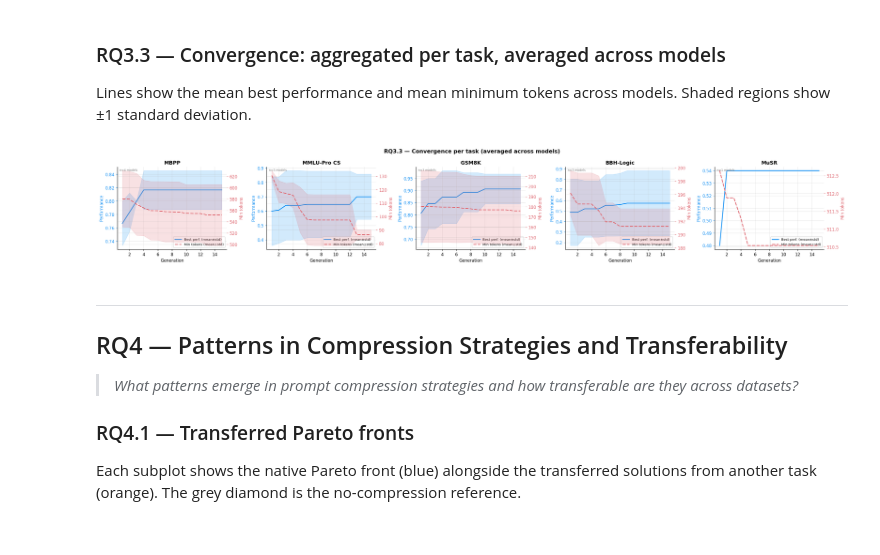
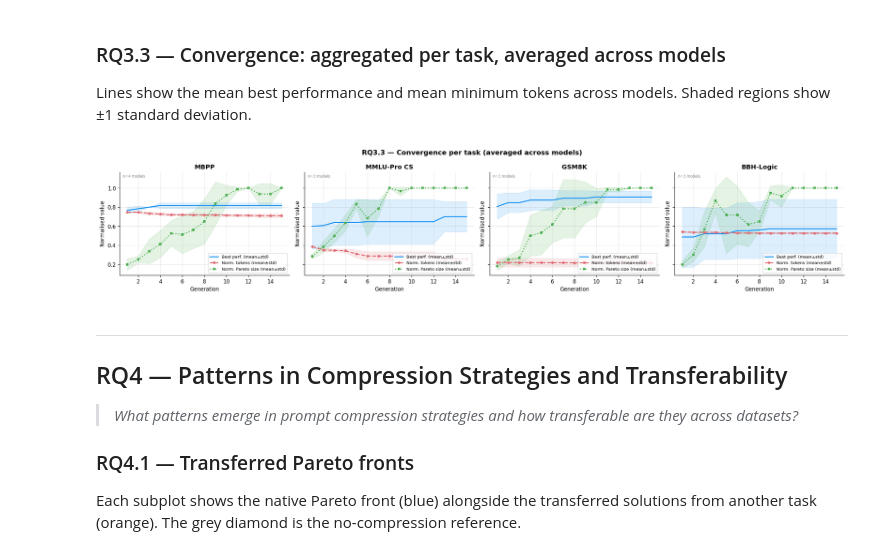
Before and after one commit to vincenzo-scotti/prompt_compression, a Jupyter notebook: notebooks/visualizations.ipynb, the cells around one changed output. Drawn from its saved outputs; the diff is of its cells as text; code cells hidden in the pictures.

```diff
--- a/notebooks/visualizations.ipynb
+++ b/notebooks/visualizations.ipynb
@@ -550,7 +466,8 @@ Box plots showing how each approach's total time varies across models, aggregate
 if df_time.empty:
     print('No timing data available.')
 else:
-    tasks_present  = [lbl for _, lbl, _ in TASKS if lbl in df_time['task'].unique()]
+    tasks_present  = [lbl for _, lbl, _ in TASKS
+                      if lbl != 'MuSR' and lbl in df_time['task'].unique()]
     approaches_avail = list(dict.fromkeys(
         ['NSGA-II'] + [st['label'] for st in BASELINE_STYLE.values()
                         if st['label'] in df_time['approach'].unique()]))
@@ -590,17 +507,24 @@ else:
 Lines show the mean best performance and mean minimum tokens across models. Shaded regions show ±1 standard deviation.
 # %%
 def collect_convergence():
-    """Return dict task_label -> list of generation histories (one per model)."""
+    """Return dict task_label -> list of {model, history, no_compression_tokens}."""
     out = defaultdict(list)
     for mlabel, mdir, _ in MODELS:
         for stem, tlabel, _ in TASKS:
+            if tlabel == 'MuSR':
+                continue
             d = RESULTS[mdir].get(stem)
             if d is None:
                 continue
             history = d.get('generation_history', [])
             if not history:
                 continue
-            out[tlabel].append({'model': mlabel, 'history': history})
+            # No-compression token count for normalization
+            ref = next((b for b in d['baselines'] if b['name'] == 'no_compression'), None)
+            ref_tokens = (ref.get('test_avg_tokens') or ref.get('search_avg_tokens', 1)
+                          if ref else 1)
+            out[tlabel].append({'model': mlabel, 'history': history,
+                                'ref_tokens': ref_tokens})
     return out
 
 
@@ -610,7 +534,7 @@ if not conv_data:
     print('No generation history data available.')
 else:
     tasks_conv = list(conv_data.keys())
-    ncols = min(5, len(tasks_conv))
+    ncols = min(4, len(tasks_conv))
     nrows = (len(tasks_conv) + ncols - 1) // ncols
 
     fig, axes = plt.subplots(nrows, ncols,
@@ -620,61 +544,63 @@ else:
         ax = axes[idx // ncols][idx % ncols]
         entries = conv_data[tlabel]
 
-        # Collect best_perf and min_tokens per generation per model
         n_gens = max(h['history'][-1]['generation'] for h in entries)
         gens = list(range(1, n_gens + 1))
 
-        all_best_perf = []
-        all_min_tok   = []
+        all_best_perf  = []
+        all_norm_tok   = []
+        all_norm_pareto = []
 
         for entry in entries:
             gen_map = {h['generation']: h for h in entry['history']}
-            bp_series = []
-            mt_series = []
+            ref_tok = max(entry['ref_tokens'], 1)
+            # Max pareto size across all gens for normalization
+            max_n = max((gen_map[g]['n_solutions'] for g in gens if g in gen_map), default=1)
+            max_n = max(max_n, 1)
+
+            bp_series, nt_series, np_series = [], [], []
             for g in gens:
                 h = gen_map.get(g)
                 if h and h['pareto_front']:
                     bp_series.append(max(s['avg_performance'] for s in h['pareto_front']))
-                    mt_series.append(min(s['avg_tokens']      for s in h['pareto_front']))
+                    nt_series.append(min(s['avg_tokens'] for s in h['pareto_front']) / ref_tok)
+                    np_series.append(h['n_solutions'] / max_n)
                 else:
                     bp_series.append(np.nan)
-                    mt_series.append(np.nan)
+                    nt_series.append(np.nan)
+                    np_series.append(np.nan)
             all_best_perf.append(bp_series)
-            all_min_tok.append(mt_series)
+            all_norm_tok.append(nt_series)
+            all_norm_pareto.append(np_series)
 
-        def plot_mean_std(ax, gens, data, color, label, ls='-'):
+        def plot_mean_std(ax, gens, data, color, label, ls='-', marker=None):
             arr = np.array(data, dtype=float)
             mean = np.nanmean(arr, axis=0)
             std  = np.nanstd(arr, axis=0)
-            ax.plot(gens, mean, color=color, lw=2, ls=ls, label=label)
-            ax.fill_between(gens, mean - std, mean + std, color=color, alpha=0.2)
+            ax.plot(gens, mean, color=color, lw=2, ls=ls, label=label,
+                    marker=marker, markersize=4, markevery=max(1, len(gens)//10))
+            ax.fill_between(gens, mean - std, mean + std, color=color, alpha=0.15)
 
-        ax2 = ax.twinx()
-        plot_mean_std(ax,  gens, all_best_perf, '#2196F3', 'Best perf. (mean±std)')
-        plot_mean_std(ax2, gens, all_min_tok,   '#e06c75', 'Min tokens (mean±std)', ls='--')
+        plot_mean_std(ax, gens, all_best_perf,  '#2196F3', 'Best perf. (mean±std)')
+        plot_mean_std(ax, gens, all_norm_tok,   '#e06c75', 'Norm. tokens (mean±std)',  ls='--', marker='o')
+        plot_mean_std(ax, gens, all_norm_pareto,'#4caf50', 'Norm. Pareto size (mean±std)', ls=':', marker='s')
 
         ax.set_xlabel('Generation')
-        ax.set_ylabel('Performance', color='#2196F3')
-        ax.tick_params(axis='y', colors='#2196F3')
-        ax2.set_ylabel('Min tokens', color='#e06c75')
-        ax2.tick_params(axis='y', colors='#e06c75')
+        ax.set_ylabel('Normalised value')
         ax.set_title(tlabel, fontweight='bold')
-
-        lines1, labs1 = ax.get_legend_handles_labels()
-        lines2, labs2 = ax2.get_legend_handles_labels()
-        ax.legend(lines1 + lines2, labs1 + labs2, fontsize=8, loc='lower right')
+        ax.legend(fontsize=8, loc='lower right')
         ax.annotate(f'n={len(entries)} models', xy=(0.02, 0.98), xycoords='axes fraction',
                     fontsize=7, va='top', color='gray')
 
     for idx in range(len(tasks_conv), nrows * ncols):
         axes[idx // ncols][idx % ncols].set_visible(False)
 
     fig.suptitle('RQ3.3 — Convergence per task (averaged across models)',
                  fontsize=13, fontweight='bold')
     plt.tight_layout()
     plt.show()
 # %% [output]
-[figure, old version]
+[figure, new version]
 # %% [markdown]
 ---
 ## RQ4 — Patterns in Compression Strategies and Transferability
```
Also changed, not shown: parts of 13 cells of this notebook.
